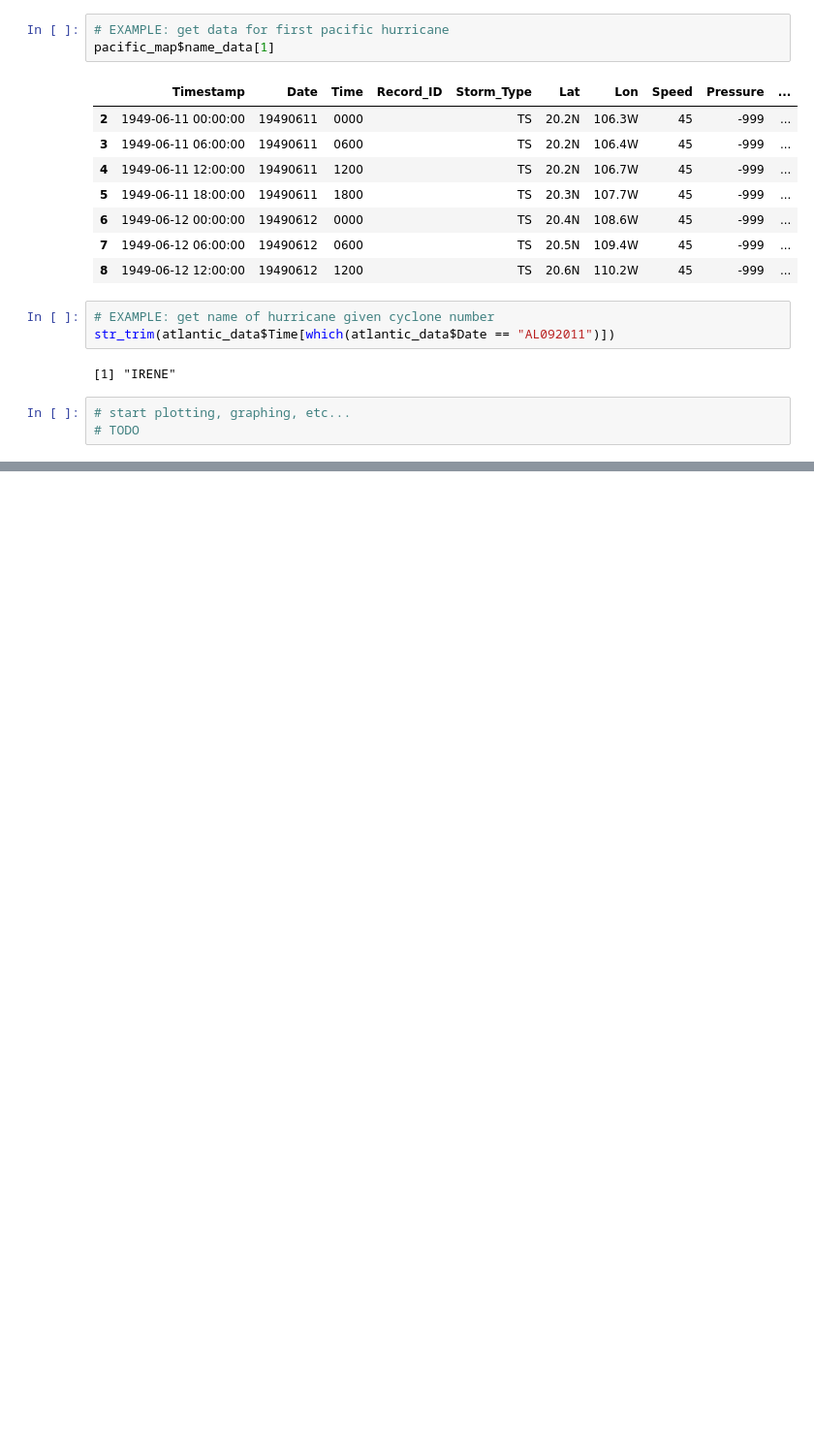
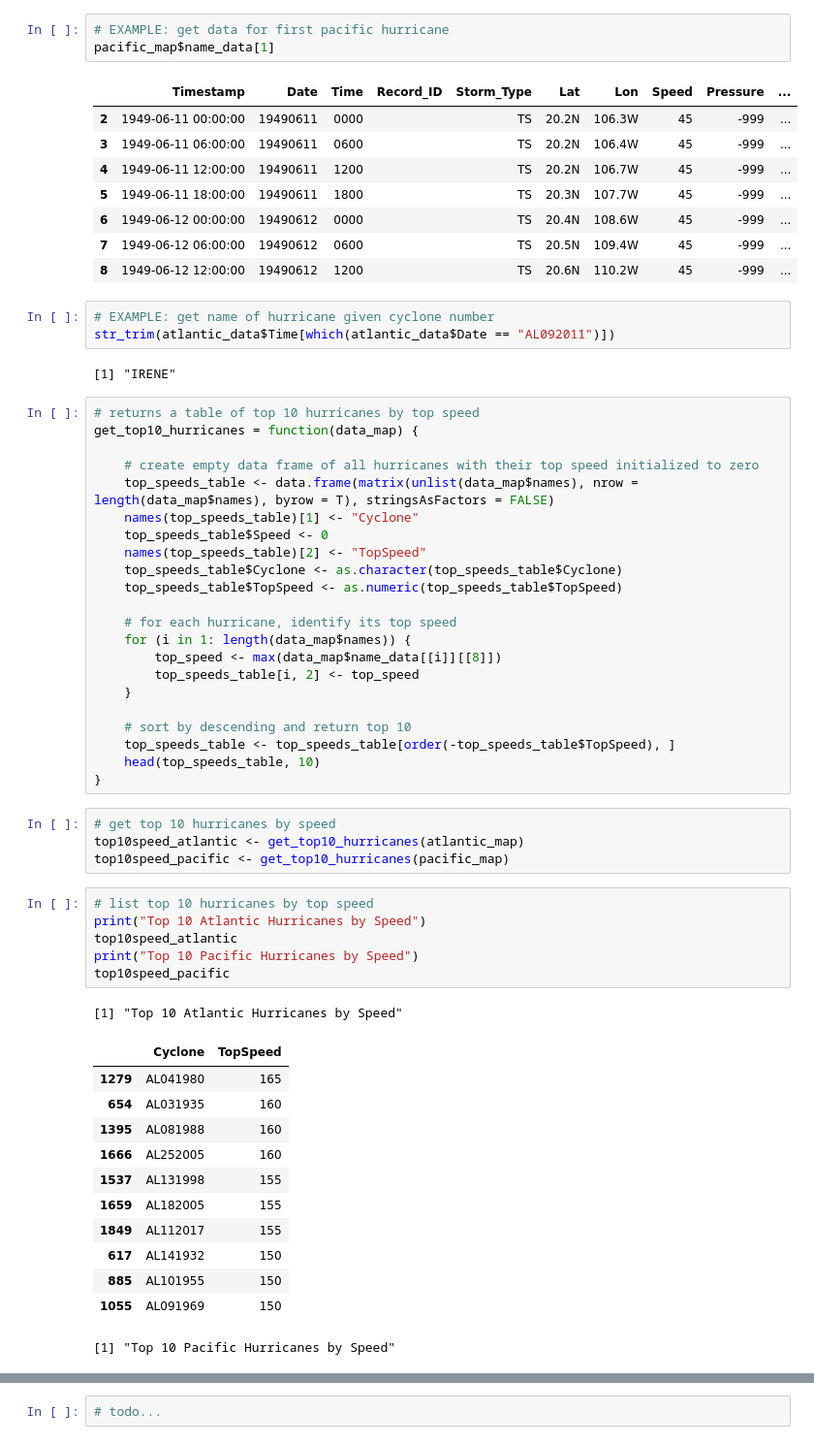
Before and after one commit to kkevn/cs424_project2, a Jupyter notebook: p2_notebook.ipynb, the cells around one changed output, grey strips where cells are left out. Shown at 97% size. Saved outputs shown, nothing was run; the diff lists cells and outputs as text; blank space fills up the shorter version.

Commit message:
added top10 hurricanes by speed code

```diff
--- a/p2_notebook.ipynb
+++ b/p2_notebook.ipynb
@@ -233,6 +233,49 @@ pacific_map$name_data[1]
 str_trim(atlantic_data$Time[which(atlantic_data$Date == "AL092011")])
 # %% [output]
 [1] "IRENE"
-# %%
-# start plotting, graphing, etc...
-# TODO
+# %%
+# returns a table of top 10 hurricanes by top speed
+get_top10_hurricanes = function(data_map) {
+
+    # create empty data frame of all hurricanes with their top speed initialized to zero
+    top_speeds_table <- data.frame(matrix(unlist(data_map$names), nrow = length(data_map$names), byrow = T), stringsAsFactors = FALSE)
+    names(top_speeds_table)[1] <- "Cyclone"
+    top_speeds_table$Speed <- 0
+    names(top_speeds_table)[2] <- "TopSpeed"
+    top_speeds_table$Cyclone <- as.character(top_speeds_table$Cyclone)
+    top_speeds_table$TopSpeed <- as.numeric(top_speeds_table$TopSpeed)
+
+    # for each hurricane, identify its top speed
+    for (i in 1: length(data_map$names)) {
+        top_speed <- max(data_map$name_data[[i]][[8]])
+        top_speeds_table[i, 2] <- top_speed
+    }
+
+    # sort by descending and return top 10
+    top_speeds_table <- top_speeds_table[order(-top_speeds_table$TopSpeed), ]
+    head(top_speeds_table, 10)
+}
+# %%
+# get top 10 hurricanes by speed
+top10speed_atlantic <- get_top10_hurricanes(atlantic_map)
+top10speed_pacific <- get_top10_hurricanes(pacific_map)
+# %%
+# list top 10 hurricanes by top speed
+print("Top 10 Atlantic Hurricanes by Speed")
+top10speed_atlantic
+print("Top 10 Pacific Hurricanes by Speed")
+top10speed_pacific
+# %% [output]
+[1] "Top 10 Atlantic Hurricanes by Speed"
+|  | Cyclone | TopSpeed |
+| 1279 | AL041980 | 165 |
+| 654 | AL031935 | 160 |
+| 1395 | AL081988 | 160 |
+| 1666 | AL252005 | 160 |
+| 1537 | AL131998 | 155 |
+| 1659 | AL182005 | 155 |
+| 1849 | AL112017 | 155 |
+| 617 | AL141932 | 150 |
+| 885 | AL101955 | 150 |
+| 1055 | AL091969 | 150 |
+[1] "Top 10 Pacific Hurricanes by Speed"
@@ -238,0 +293,2 @@ str_trim(atlantic_data$Time[which(atlantic_data$Date == "AL092011")])
+# %%
+# todo...
```
Also changed, not shown: parts of 3 cells of this notebook.
